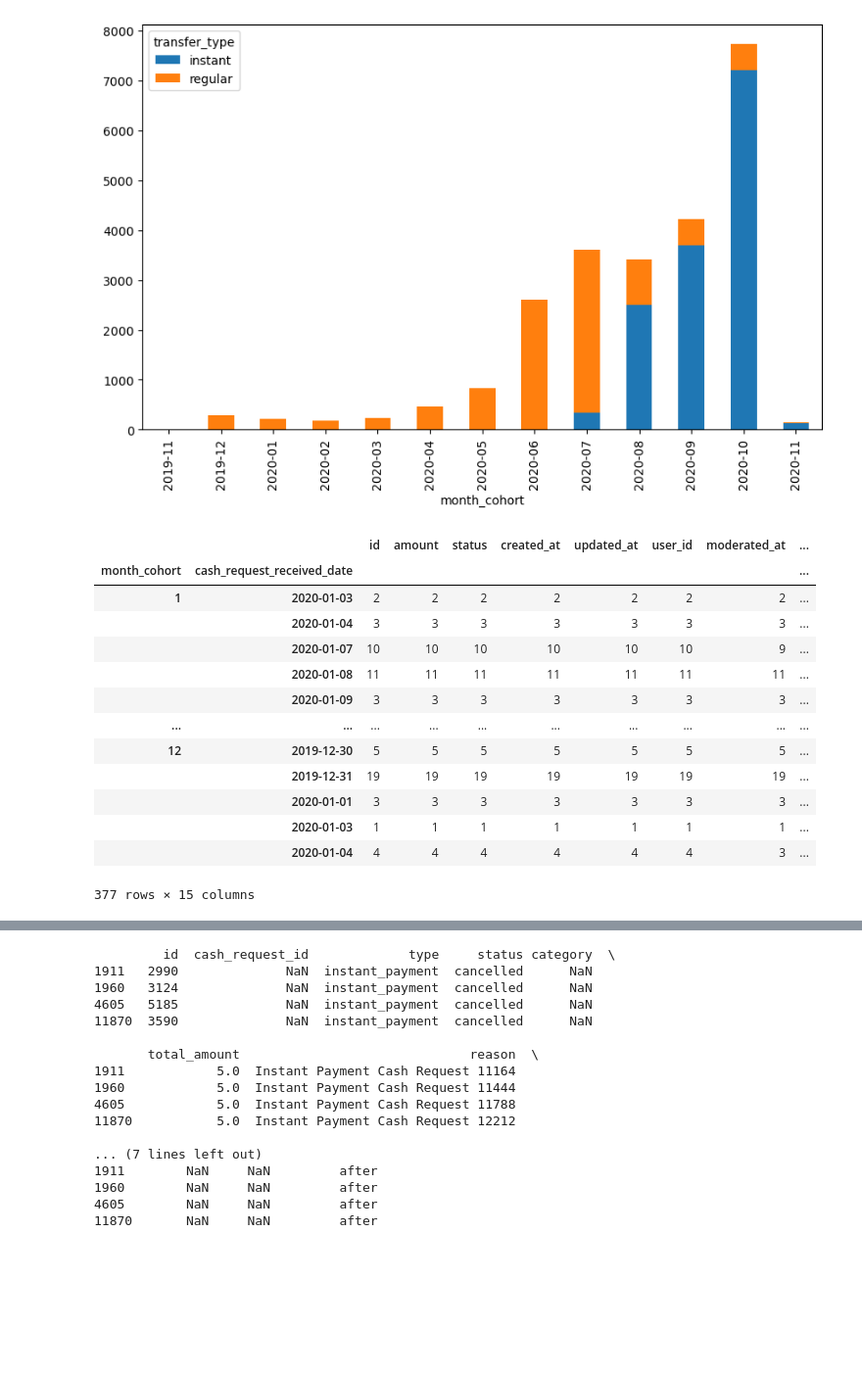
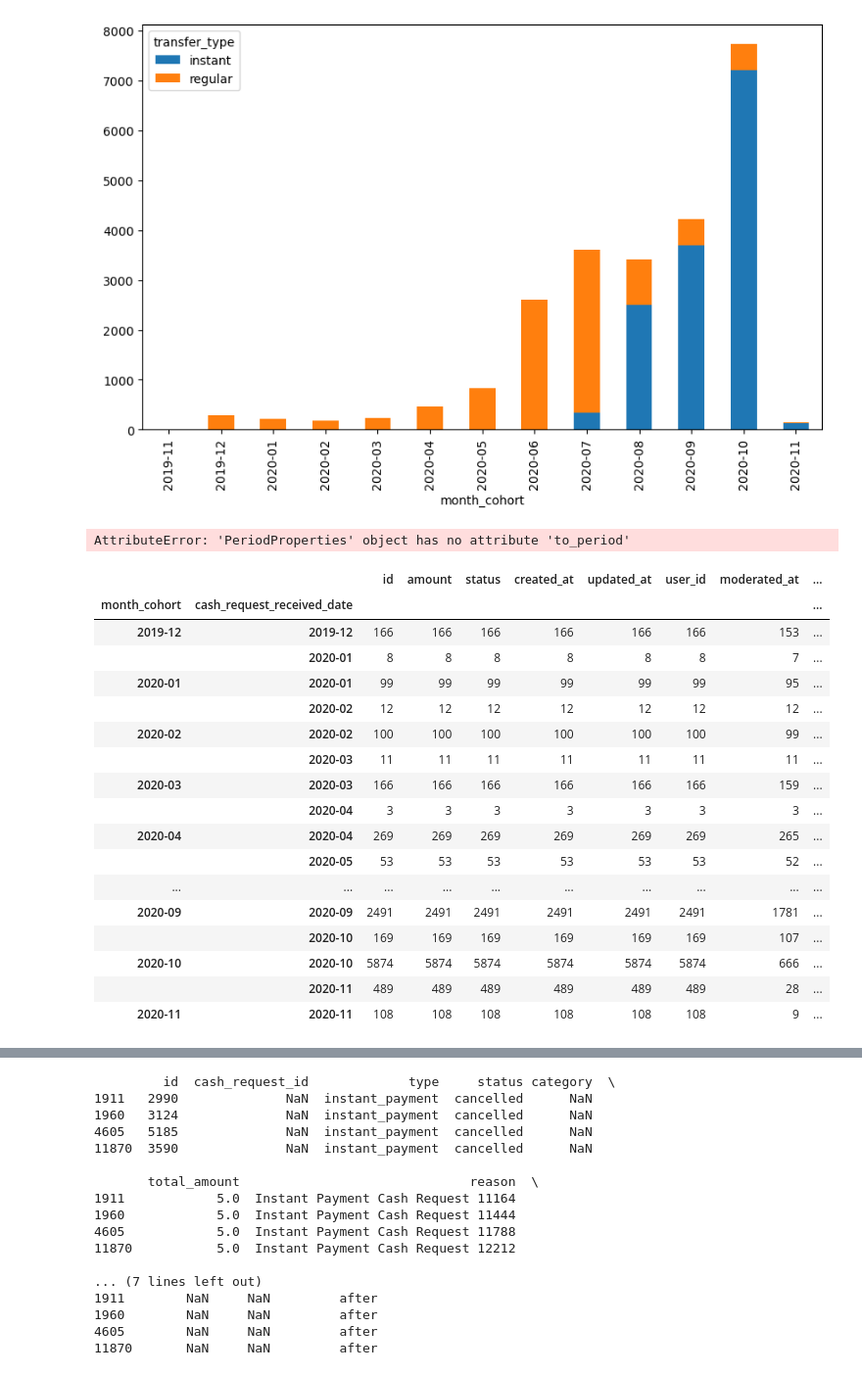
Before and after one commit to ooolychee/project-1-ironhack-payments-es, a Jupyter notebook: project1_eda.ipynb, the cells around one changed output, grey strips where cells are left out. Shown at 98% size. Saved outputs shown, nothing was run; the diff lists cells and outputs as text; code cells hidden in the pictures; blank space fills up the shorter version.

```diff
--- a/project1_eda.ipynb
+++ b/project1_eda.ipynb
@@ -311,19 +328,31 @@ transfer_counts.plot(kind='bar', stacked=True, figsize=(10, 6))
 <AxesSubplot:xlabel='month_cohort'>
 [figure]
 # %%
-request_df_2.groupby(["month_cohort", "cash_request_received_date"]).count()
+#request_df_2['cash_request_received_date'] = pd.to_datetime(request_df_2['cash_request_received_date'], errors="coerce")
+
+request_df_2['cash_request_received_date'] = request_df_2['cash_request_received_date'].dt.to_period("M")
+request_df_2
 # %% [output]
-|  |  | id | amount | status | created_at | updated_at | user_id | moderated_at | ... |
-| month_cohort | cash_request_received_date |  |  |  |  |  |  |  | ... |
-| 1 | 2020-01-03 | 2 | 2 | 2 | 2 | 2 | 2 | 2 | ... |
-|  | 2020-01-04 | 3 | 3 | 3 | 3 | 3 | 3 | 3 | ... |
-|  | 2020-01-07 | 10 | 10 | 10 | 10 | 10 | 10 | 9 | ... |
-|  | 2020-01-08 | 11 | 11 | 11 | 11 | 11 | 11 | 11 | ... |
-|  | 2020-01-09 | 3 | 3 | 3 | 3 | 3 | 3 | 3 | ... |
-| ... | ... | ... | ... | ... | ... | ... | ... | ... | ... |
-| 12 | 2019-12-30 | 5 | 5 | 5 | 5 | 5 | 5 | 5 | ... |
-|  | 2019-12-31 | 19 | 19 | 19 | 19 | 19 | 19 | 19 | ... |
-|  | 2020-01-01 | 3 | 3 | 3 | 3 | 3 | 3 | 3 | ... |
-|  | 2020-01-03 | 1 | 1 | 1 | 1 | 1 | 1 | 1 | ... |
-|  | 2020-01-04 | 4 | 4 | 4 | 4 | 4 | 4 | 3 | ... |
-377 rows × 15 columns
+AttributeError: 'PeriodProperties' object has no attribute 'to_period'
+# %%
+request_df_3 = request_df_2.groupby(["month_cohort", "cash_request_received_date"]).count()
+request_df_3
+# %% [output]
+|  |  | id | amount | status | created_at | updated_at | user_id | moderated_at | ... |
+| month_cohort | cash_request_received_date |  |  |  |  |  |  |  | ... |
+| 2019-12 | 2019-12 | 166 | 166 | 166 | 166 | 166 | 166 | 153 | ... |
+|  | 2020-01 | 8 | 8 | 8 | 8 | 8 | 8 | 7 | ... |
+| 2020-01 | 2020-01 | 99 | 99 | 99 | 99 | 99 | 99 | 95 | ... |
+|  | 2020-02 | 12 | 12 | 12 | 12 | 12 | 12 | 12 | ... |
+| 2020-02 | 2020-02 | 100 | 100 | 100 | 100 | 100 | 100 | 99 | ... |
+|  | 2020-03 | 11 | 11 | 11 | 11 | 11 | 11 | 11 | ... |
+| 2020-03 | 2020-03 | 166 | 166 | 166 | 166 | 166 | 166 | 159 | ... |
+|  | 2020-04 | 3 | 3 | 3 | 3 | 3 | 3 | 3 | ... |
+| 2020-04 | 2020-04 | 269 | 269 | 269 | 269 | 269 | 269 | 265 | ... |
+|  | 2020-05 | 53 | 53 | 53 | 53 | 53 | 53 | 52 | ... |
+| ... | ... | ... | ... | ... | ... | ... | ... | ... | ... |
+| 2020-09 | 2020-09 | 2491 | 2491 | 2491 | 2491 | 2491 | 2491 | 1781 | ... |
+|  | 2020-10 | 169 | 169 | 169 | 169 | 169 | 169 | 107 | ... |
+| 2020-10 | 2020-10 | 5874 | 5874 | 5874 | 5874 | 5874 | 5874 | 666 | ... |
+|  | 2020-11 | 489 | 489 | 489 | 489 | 489 | 489 | 28 | ... |
+| 2020-11 | 2020-11 | 108 | 108 | 108 | 108 | 108 | 108 | 9 | ... |
```
Also changed, not shown: parts of 3 cells of this notebook.
